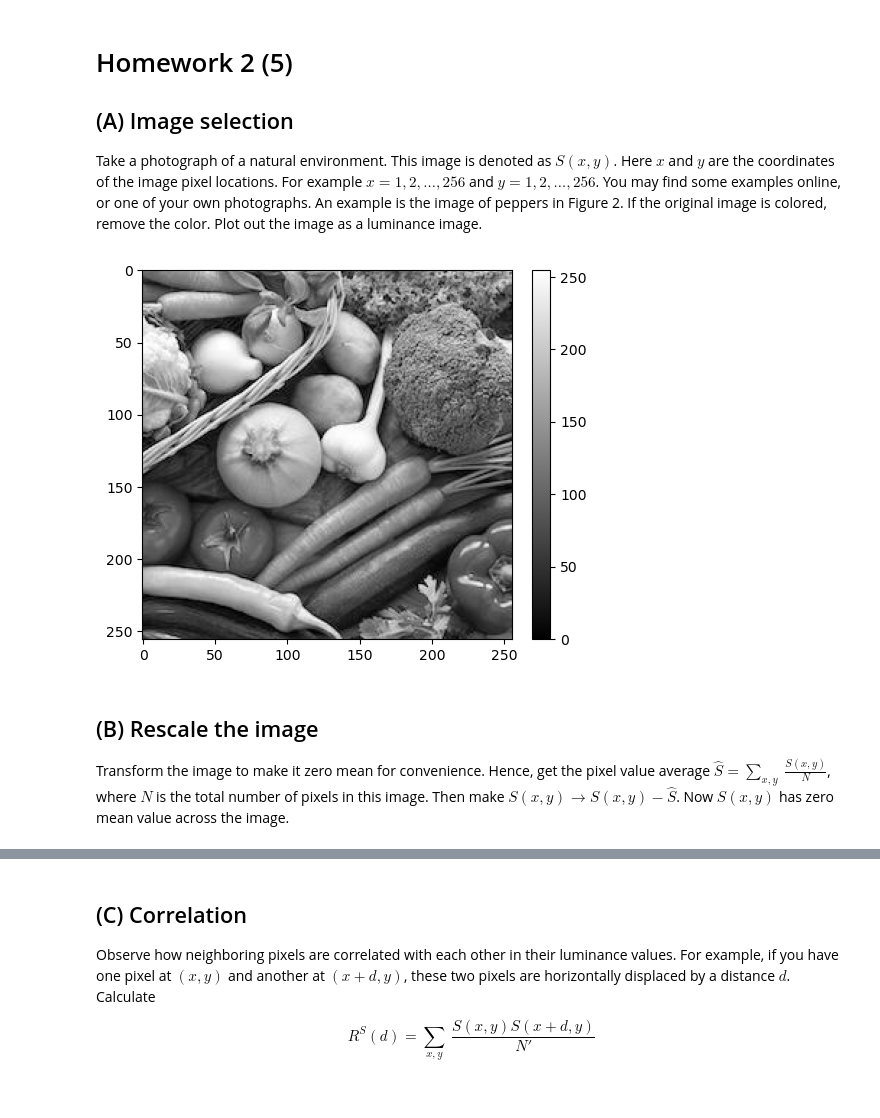
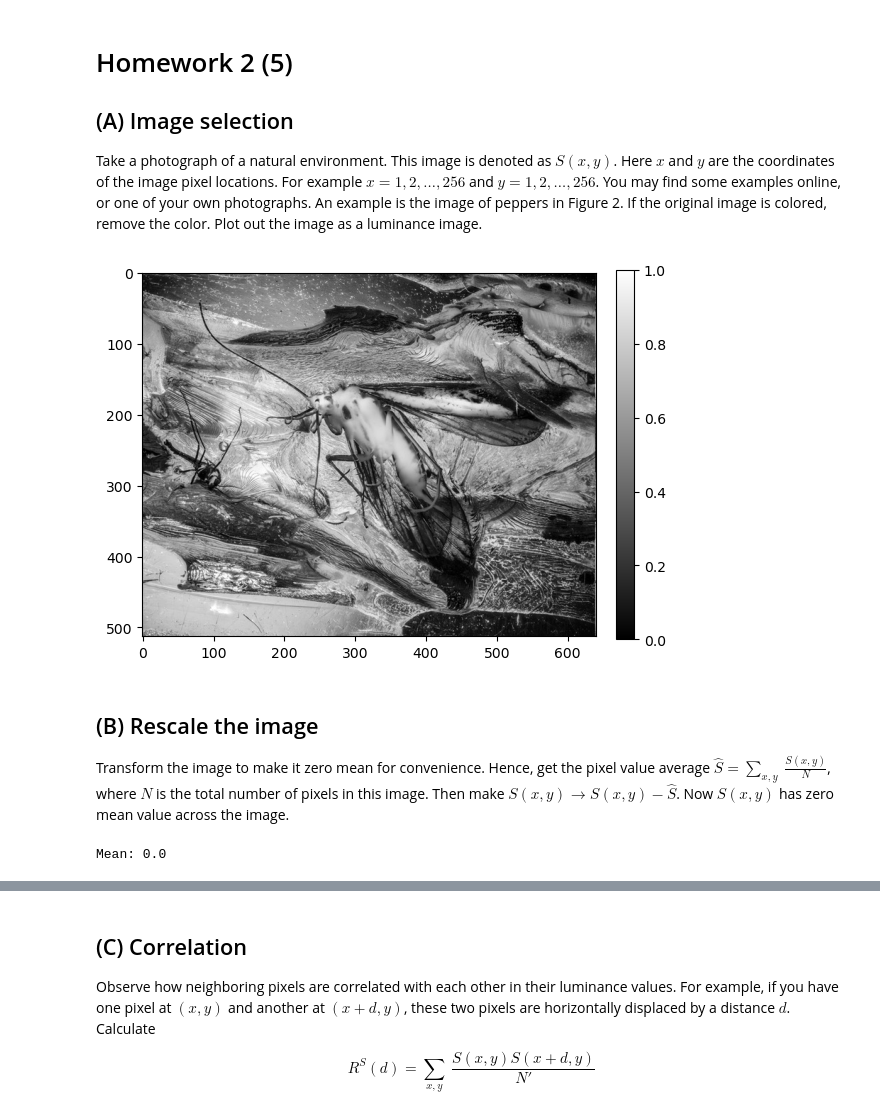
Before and after one commit to kerseviciute/how-does-vision-work, a Jupyter notebook: homework-2-5.ipynb, the cells around one changed output, grey strips where cells are left out. Cells and saved outputs as stored; diff of their text form; code cells hidden in the pictures.

```diff
--- a/homework-2-5.ipynb
+++ b/homework-2-5.ipynb
@@ -15,15 +15,19 @@ def plot_image(image):
     plt.colorbar(fraction = 0.046, pad = 0.04)
     plt.show()
 # %%
-veggies = imread("resources/vegetables_gray.jpeg")
+insect = imread("resources/left.png")
 # %%
-plot_image(veggies)
+plot_image(insect)
 # %% [output]
-[figure, old version]
+[figure, new version]
 # %% [markdown]
 ## (B) Rescale the image
 
 Transform the image to make it zero mean for convenience. Hence, get the pixel value average $\hat{S} = \sum_{x, y}\ \frac{S(x, y)}{N}$, where $N$ is the total number of pixels in this image.  Then make $S(x, y) \rightarrow S(x, y) - \hat{S}$. Now $S(x, y)$ has zero mean value across the image.
 # %%
-veggies = veggies - np.mean(veggies)
+insect = insect - np.mean(insect)
+
+print(f"Mean: {round(np.mean(insect), 5)}")
+# %% [output]
+Mean: 0.0
 # %%
```
Also changed, not shown: parts of 10 cells of this notebook.
